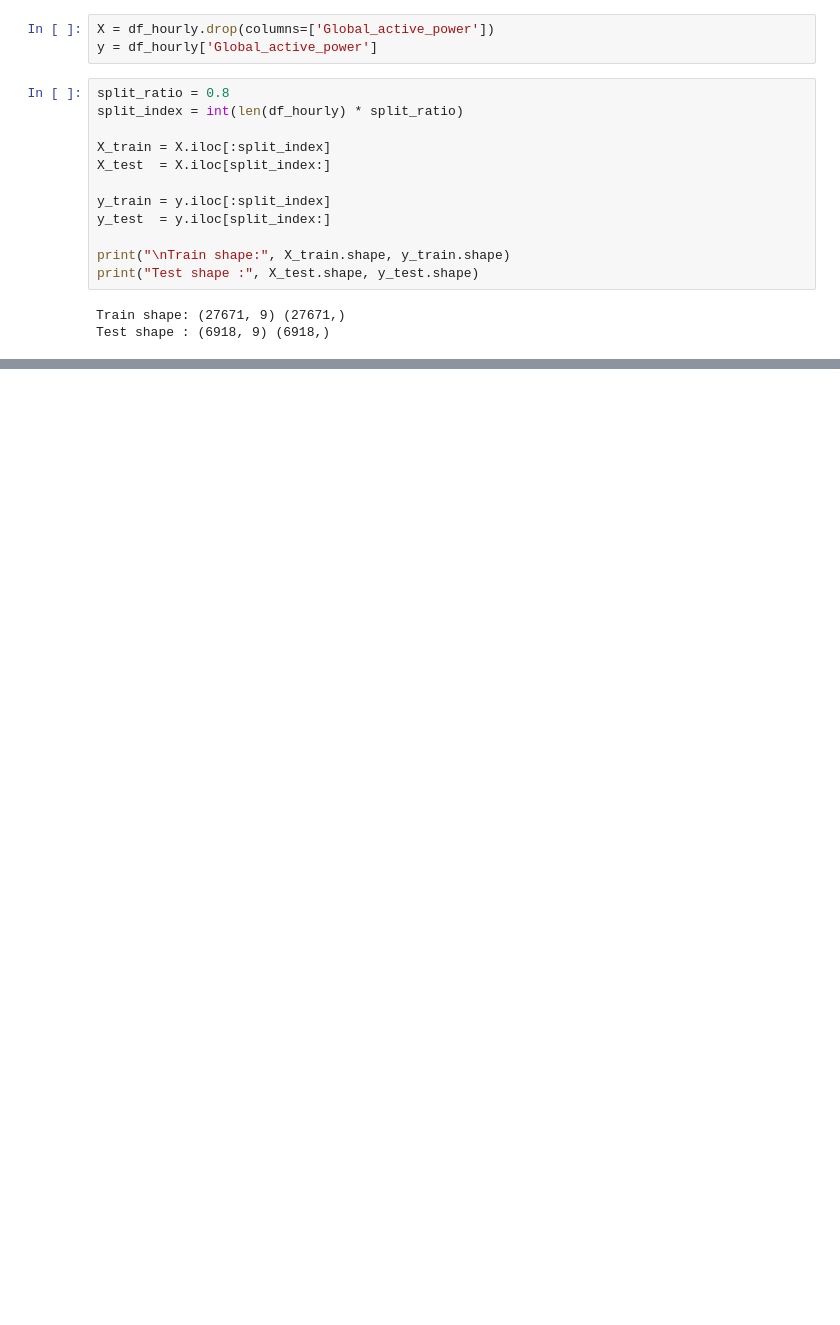
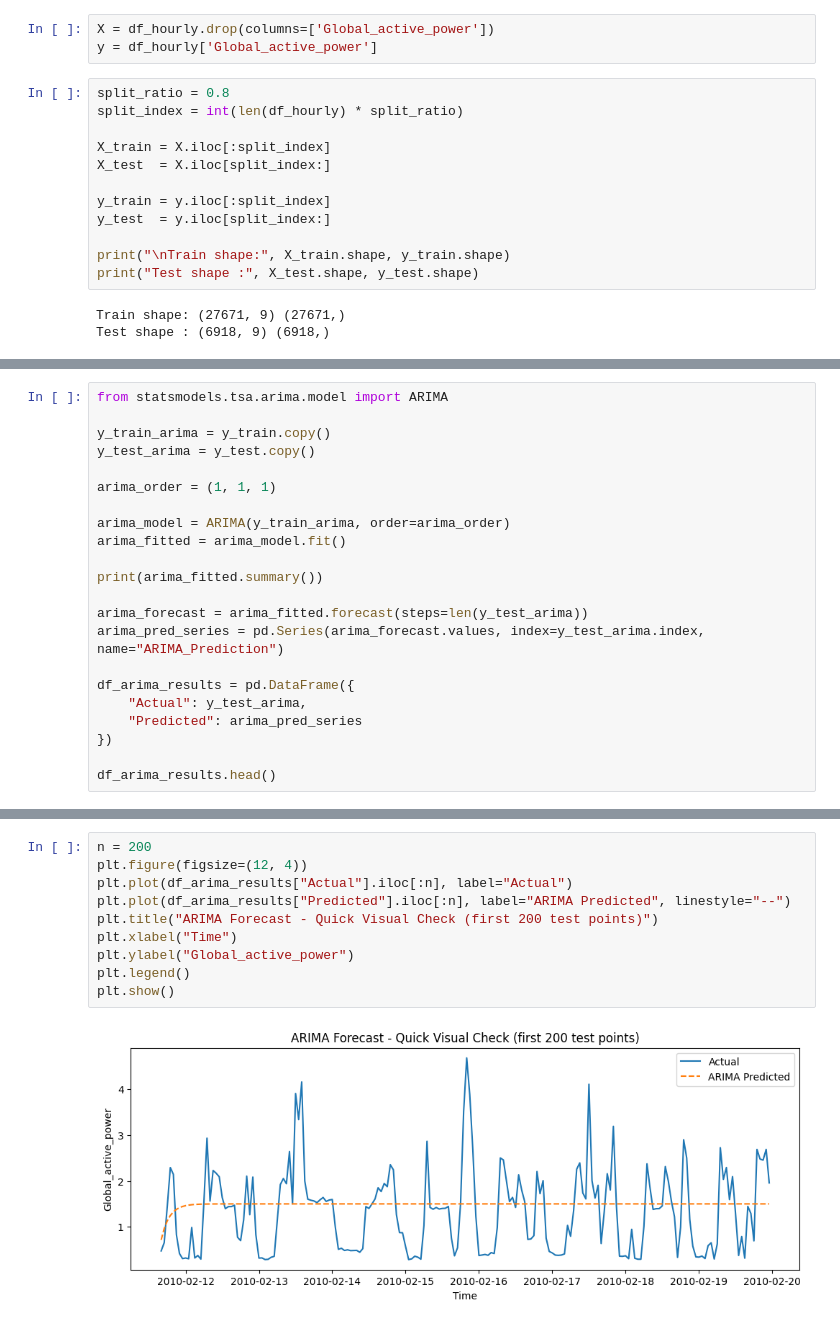
Before and after one commit to pinarrcindemirr/ML_Q1122408, a Jupyter notebook: ML_Q1122408.ipynb, the cells around one changed output, grey strips where cells are left out. Saved outputs shown, nothing was run; the diff lists cells and outputs as text; blank space fills up the shorter version.

Commit message:
Model Training

```diff
--- a/ML_Q1122408.ipynb
+++ b/ML_Q1122408.ipynb
@@ -337,0 +339,22 @@ Test shape : (6918, 9) (6918,)
+# %%
+from statsmodels.tsa.arima.model import ARIMA
+
+y_train_arima = y_train.copy()
+y_test_arima = y_test.copy()
+
+arima_order = (1, 1, 1)
+
+arima_model = ARIMA(y_train_arima, order=arima_order)
+arima_fitted = arima_model.fit()
+
+print(arima_fitted.summary())
+
+arima_forecast = arima_fitted.forecast(steps=len(y_test_arima))
+arima_pred_series = pd.Series(arima_forecast.values, index=y_test_arima.index, name="ARIMA_Prediction")
+
+df_arima_results = pd.DataFrame({
+    "Actual": y_test_arima,
+    "Predicted": arima_pred_series
+})
+
+df_arima_results.head()
@@ -337,0 +386,12 @@ Test shape : (6918, 9) (6918,)
+# %%
+n = 200
+plt.figure(figsize=(12, 4))
+plt.plot(df_arima_results["Actual"].iloc[:n], label="Actual")
+plt.plot(df_arima_results["Predicted"].iloc[:n], label="ARIMA Predicted", linestyle="--")
+plt.title("ARIMA Forecast - Quick Visual Check (first 200 test points)")
+plt.xlabel("Time")
+plt.ylabel("Global_active_power")
+plt.legend()
+plt.show()
+# %% [output]
+[figure, added]
```
Also changed, not shown: parts of 13 cells of this notebook.
